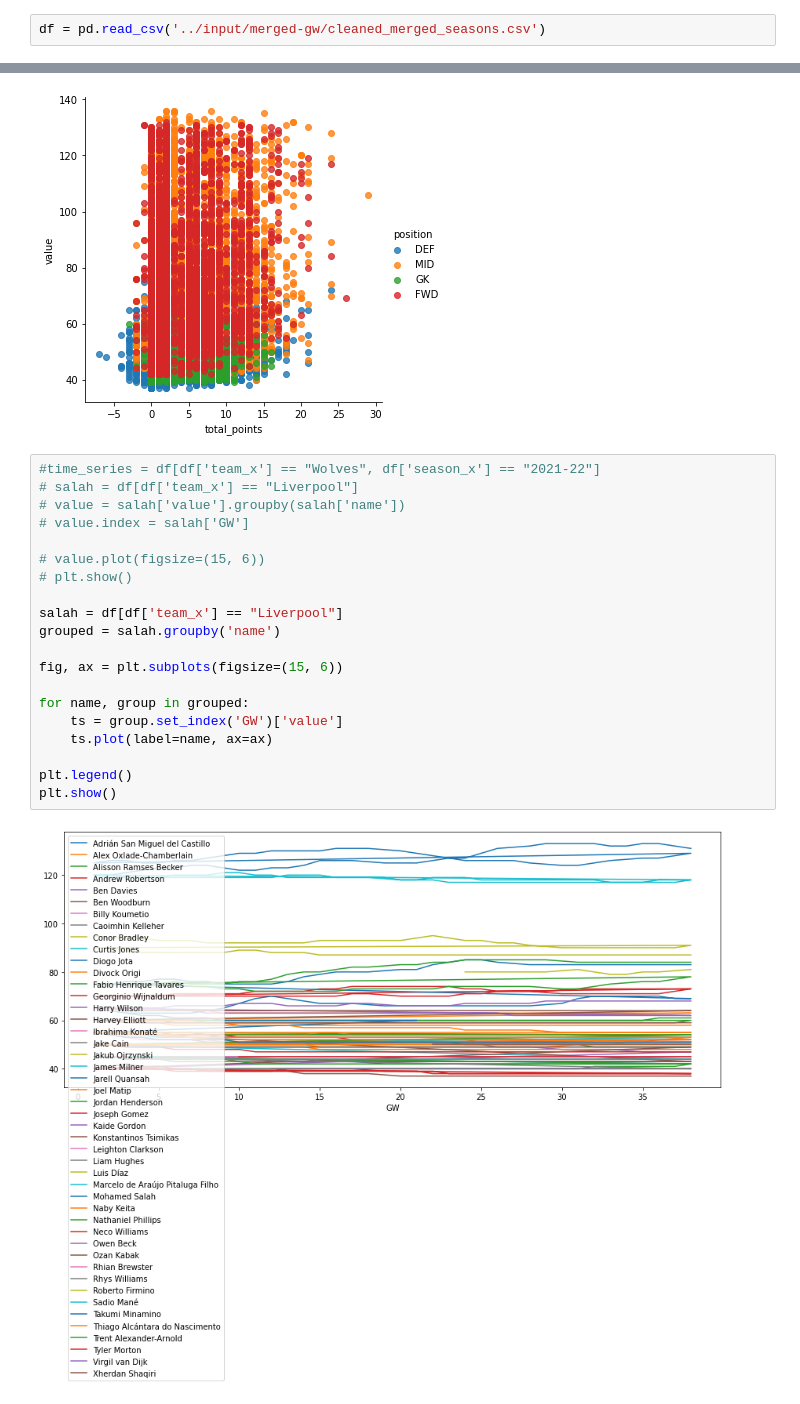
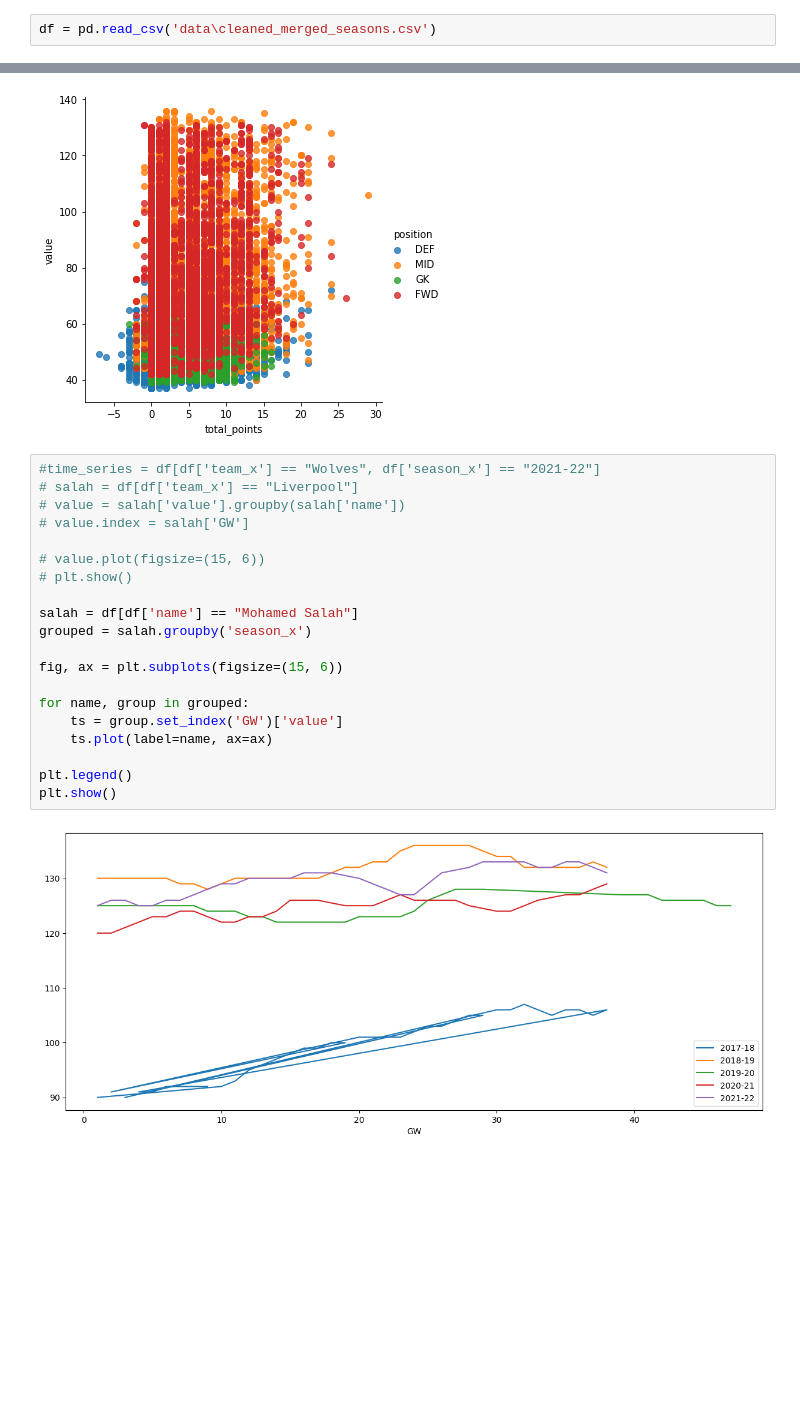
Before and after one commit to eoghano4321/FPL-DataAnalysis, a Jupyter notebook: data-analytics-fpl.ipynb, the cells around one changed output, grey strips where cells are left out. Saved outputs shown, nothing was run; the diff lists cells and outputs as text; blank space fills up the shorter version.

```diff
--- a/data-analytics-fpl.ipynb
+++ b/data-analytics-fpl.ipynb
@@ -21,7 +21,7 @@ import os
 # You can write up to 20GB to the current directory (/kaggle/working/) that gets preserved as output when you create a version using "Save & Run All"
 # You can also write temporary files to /kaggle/temp/, but they won't be saved outside of the current session
 # %%
-df = pd.read_csv('../input/merged-gw/cleaned_merged_seasons.csv')
+df = pd.read_csv('data\cleaned_merged_seasons.csv')
 # %%
 df['cumulative_points'] = df[['name','season_x','total_points']].groupby(['name', 'season_x']).cumsum()
 df['cumulative_goals'] = df[['name','season_x','goals_scored']].groupby(['name', 'season_x']).cumsum()
@@ -212,22 +213,22 @@ sns.lmplot(
 # %%
 #time_series = df[df['team_x'] == "Wolves", df['season_x'] == "2021-22"]
 # salah = df[df['team_x'] == "Liverpool"]
 # value = salah['value'].groupby(salah['name'])
 # value.index = salah['GW']
 
 # value.plot(figsize=(15, 6))
 # plt.show()
 
-salah = df[df['team_x'] == "Liverpool"]
-grouped = salah.groupby('name')
+salah = df[df['name'] == "Mohamed Salah"]
+grouped = salah.groupby('season_x')
 
 fig, ax = plt.subplots(figsize=(15, 6))
 
 for name, group in grouped:
     ts = group.set_index('GW')['value']
     ts.plot(label=name, ax=ax)
 
 plt.legend()
 plt.show()
 # %% [output]
-[figure, old version]
+[figure, new version]
```
Also changed, not shown: parts of 3 cells of this notebook.
